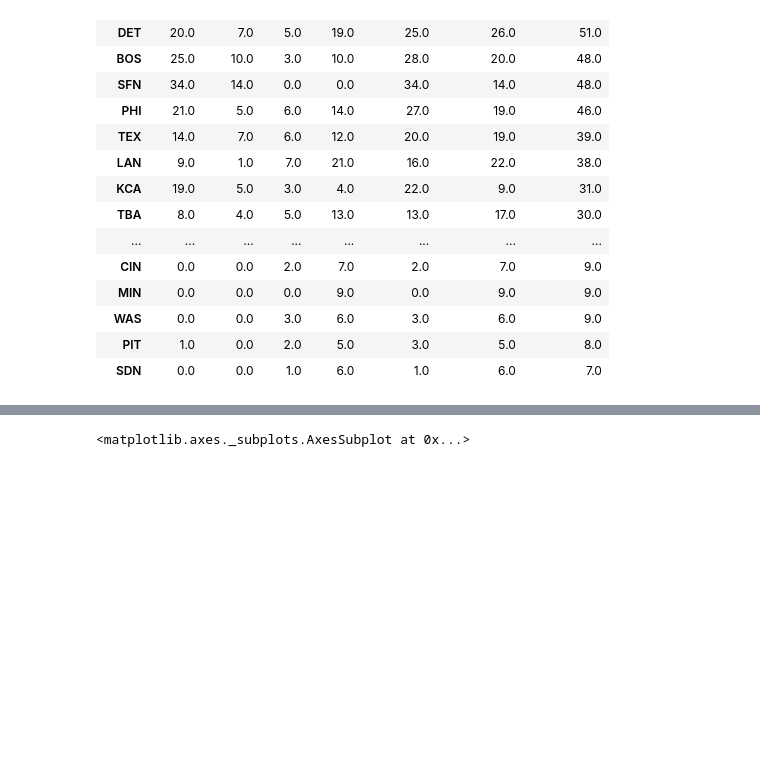
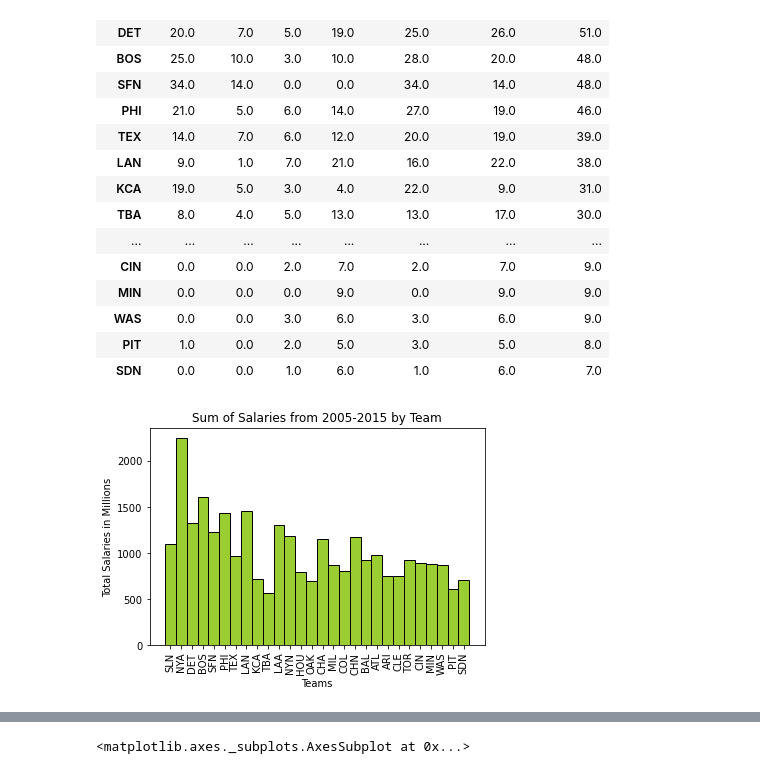
Before and after one commit to eerofeeva/BaseballMadness, a Jupyter notebook: baseball_challege.ipynb, the cells around one changed output, grey strips where cells are left out. Cells and saved outputs as stored; diff of their text form; code cells hidden in the pictures; blank space fills up the shorter version.

```diff
--- a/baseball_challege.ipynb
+++ b/baseball_challege.ipynb
@@ -125,4 +141,31 @@ games_df
 | WAS | 0.0 | 0.0 | 3.0 | 6.0 | 3.0 | 6.0 | 9.0 |
 | PIT | 1.0 | 0.0 | 2.0 | 5.0 | 3.0 | 5.0 | 8.0 |
 | SDN | 0.0 | 0.0 | 1.0 | 6.0 | 1.0 | 6.0 | 7.0 |
+# %%
+# Sum of salaries by year and team
+
+#teams_salary_sum = playoff_count_df.rename(columns={"teamIDwinner":"Teams", "wins": "W-Win", "losses":"W-Loss"})
+teams_games = games_df.reset_index()
+teams_games = teams_games[["Teams", "Total Games"]].rename(columns={"Teams":"teamID"})
+
+salaries_total = salaries_df.groupby(["teamID"]).sum()
+
+salary_sum = pd.merge(teams_games, salaries_total, on="teamID", how="left")
+salary_sum["Total Player Salary (Millions)"]  = salary_sum["salary"]/1000000
+
+money_bar = salary_sum["Total Player Salary (Millions)"]
+
+r = np.arange(0,56,2)
+
+width = 2
+
+plt.bar(r, money_bar, color='yellowgreen', edgecolor='black', width=width)
+
+plt.xticks(r, salary_sum["teamID"], rotation=90)
+plt.xlabel("Teams")
+plt.ylabel("Total Salaries in Millions")
+plt.title("Sum of Salaries from 2005-2015 by Team")
+plt.show()
+# %% [output]
+[figure, added]
 # %%
```
Also changed, not shown: parts of 10 cells of this notebook.
